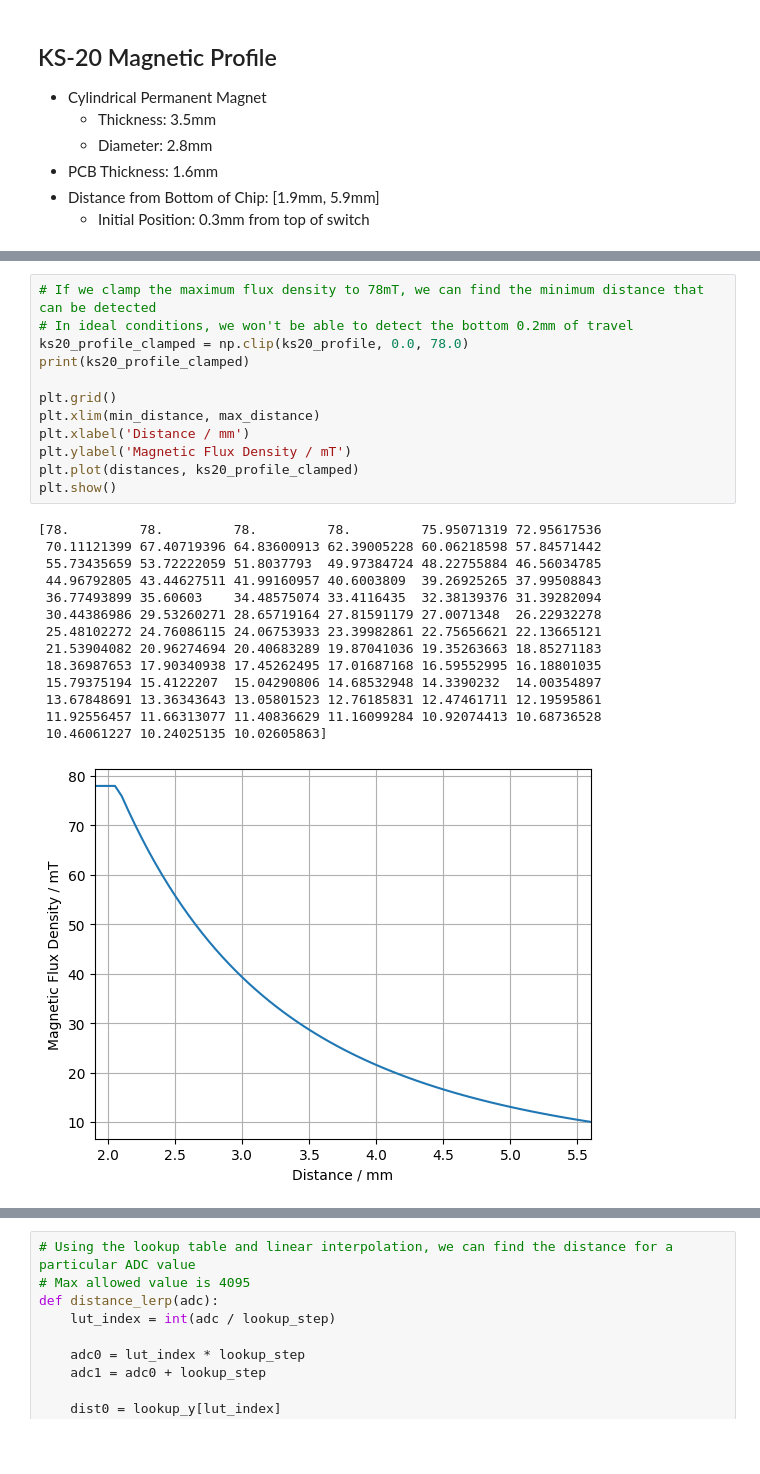
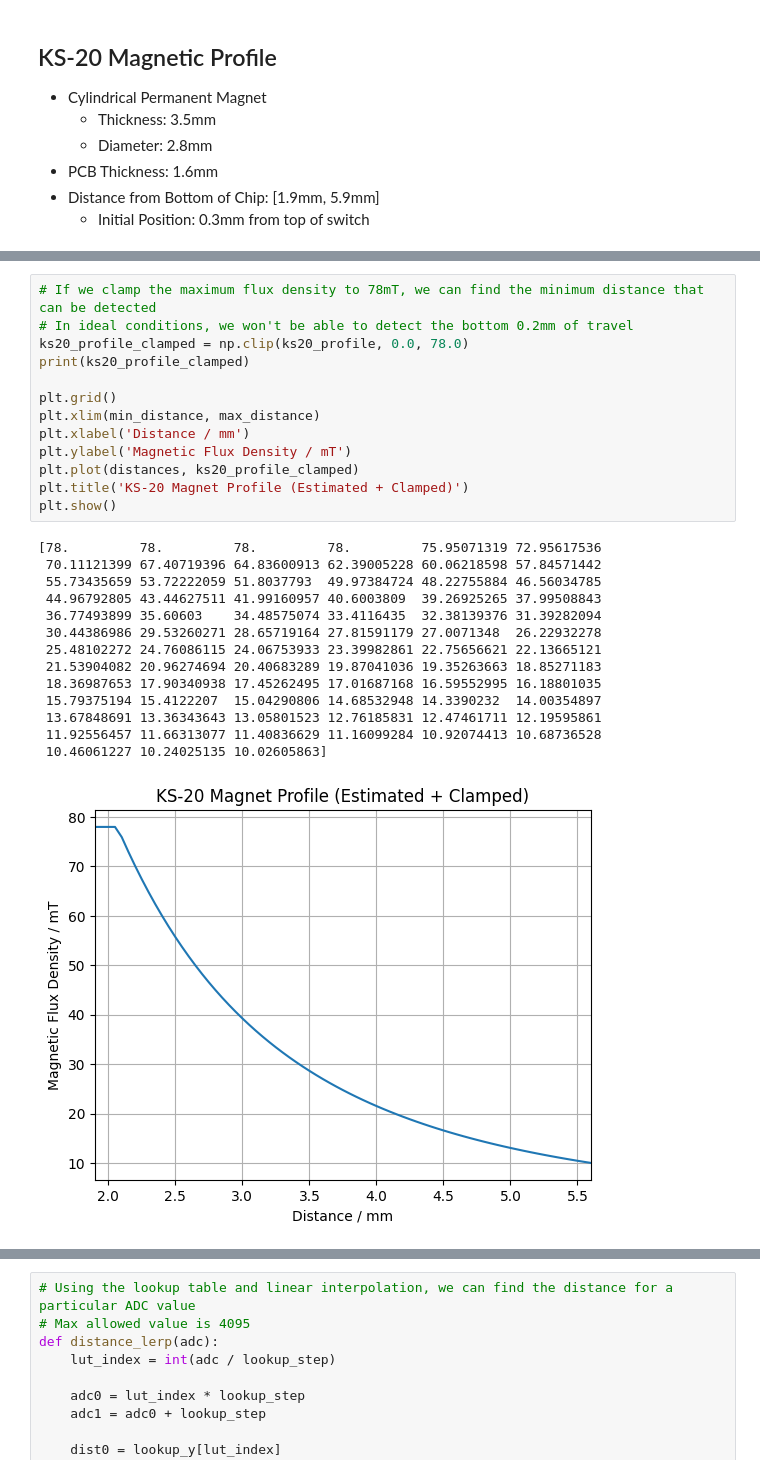
Before and after one commit to Ace4896/cloverpad-hardware, a Jupyter notebook: docs/notebooks/magnet-distance.ipynb, the cells around one changed output, grey strips where cells are left out. Saved outputs shown, nothing was run; the diff lists cells and outputs as text; blank space fills up the shorter version.

```diff
--- a/docs/notebooks/magnet-distance.ipynb
+++ b/docs/notebooks/magnet-distance.ipynb
@@ -162,30 +165,31 @@ plt.show()
 # %%
 # If we clamp the maximum flux density to 78mT, we can find the minimum distance that can be detected
 # In ideal conditions, we won't be able to detect the bottom 0.2mm of travel
 ks20_profile_clamped = np.clip(ks20_profile, 0.0, 78.0)
 print(ks20_profile_clamped)
 
 plt.grid()
 plt.xlim(min_distance, max_distance)
 plt.xlabel('Distance / mm')
 plt.ylabel('Magnetic Flux Density / mT')
 plt.plot(distances, ks20_profile_clamped)
+plt.title('KS-20 Magnet Profile (Estimated + Clamped)')
 plt.show()
 # %% [output]
 [78.         78.         78.         78.         75.95071319 72.95617536
  70.11121399 67.40719396 64.83600913 62.39005228 60.06218598 57.84571442
  55.73435659 53.72222059 51.8037793  49.97384724 48.22755884 46.56034785
  44.96792805 43.44627511 41.99160957 40.6003809  39.26925265 37.99508843
  36.77493899 35.60603    34.48575074 33.4116435  32.38139376 31.39282094
  30.44386986 29.53260271 28.65719164 27.81591179 27.0071348  26.22932278
  25.48102272 24.76086115 24.06753933 23.39982861 22.75656621 22.13665121
  21.53904082 20.96274694 20.40683289 19.87041036 19.35263663 18.85271183
  18.36987653 17.90340938 17.45262495 17.01687168 16.59552995 16.18801035
  15.79375194 15.4122207  15.04290806 14.68532948 14.3390232  14.00354897
  13.67848691 13.36343643 13.05801523 12.76185831 12.47461711 12.19595861
  11.92556457 11.66313077 11.40836629 11.16099284 10.92074413 10.68736528
  10.46061227 10.24025135 10.02605863]
-[figure, old version]
+[figure, new version]
 # %%
 # Calculate the output voltage
 quiescent_mv = 600
```
Also changed, not shown: parts of 9 cells of this notebook.
